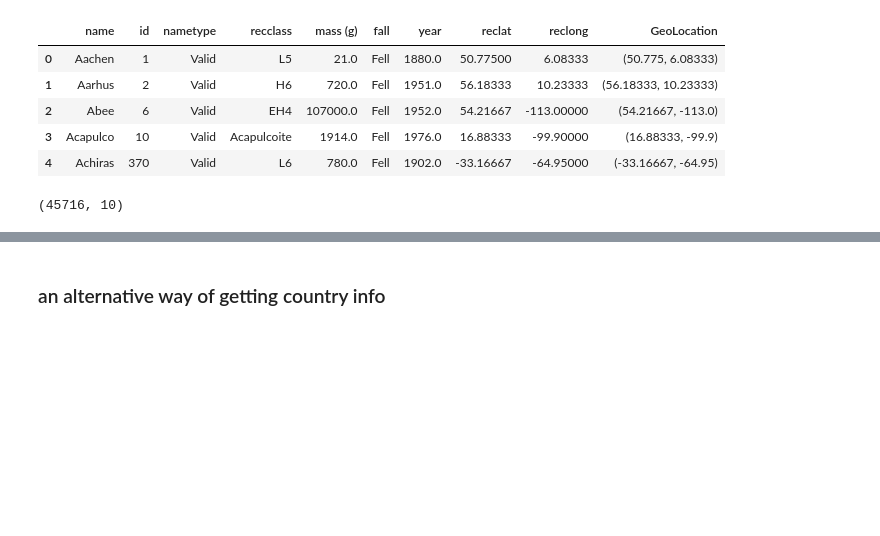
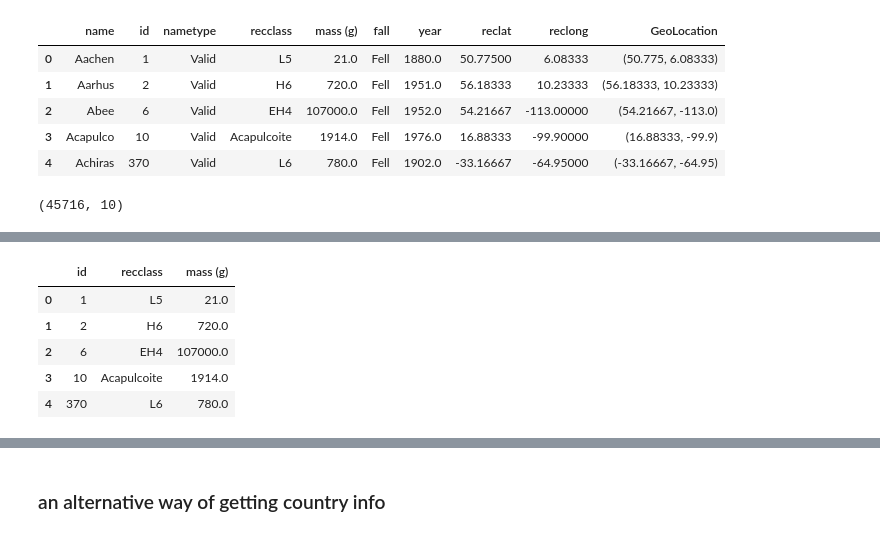
Before and after one commit to alecfei/meteorite-landing, a Jupyter notebook: Meteorite landing.ipynb, the cells around one changed output, grey strips where cells are left out. Drawn from its saved outputs; the diff is of its cells as text; code cells hidden in the pictures; blank space fills up the shorter version.

```diff
--- a/Meteorite landing.ipynb
+++ b/Meteorite landing.ipynb
@@ -249,0 +328,11 @@ meteorite.shape
+# %%
+meteorite_mass = meteorite[['id', 'recclass', 'mass (g)']]
+# %%
+meteorite_mass.head()
+# %% [output]
+|  | id | recclass | mass (g) |
+| 0 | 1 | L5 | 21.0 |
+| 1 | 2 | H6 | 720.0 |
+| 2 | 6 | EH4 | 107000.0 |
+| 3 | 10 | Acapulcoite | 1914.0 |
+| 4 | 370 | L6 | 780.0 |
```
Also changed, not shown: parts of 57 cells of this notebook, 42 other files.
